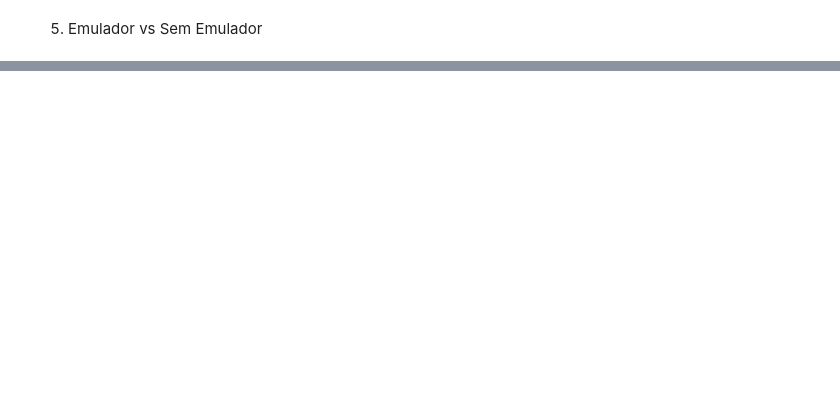
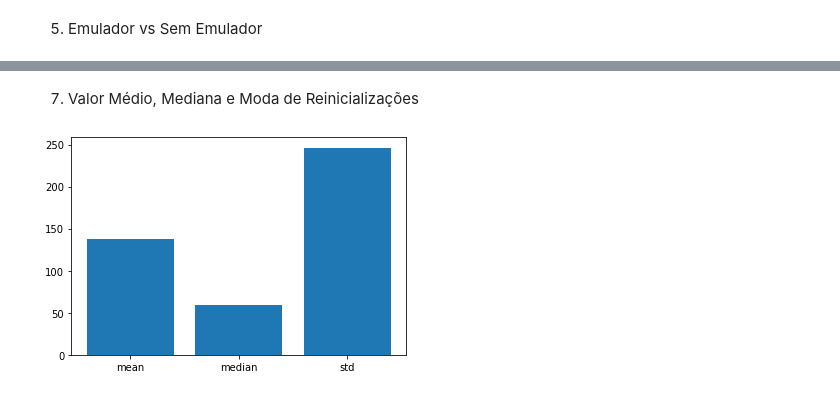
Before and after one commit to mrdedede/Incognia-Project, a Jupyter notebook: graficos.ipynb, the cells around one changed output, grey strips where cells are left out. Drawn from its saved outputs; the diff is of its cells as text; code cells hidden in the pictures; blank space fills up the shorter version.

```diff
--- a/graficos.ipynb
+++ b/graficos.ipynb
@@ -136,0 +161,14 @@ emulator_graphic(logins)
+# %% [markdown]
+7. Valor Médio, Mediana e Moda de Reinicializações
+# %%
+def plot_total_boot(logins):
+    boot_count = np.array([logins['boot_count'].mean(),
+                            logins['boot_count'].median(),
+                            logins['boot_count'].std()])
+
+    plt.figure()
+    plt.bar(['mean', 'median', 'std'], boot_count)
+
+plot_total_boot(logins_copy)
+# %% [output]
+[figure, added]
```
Also changed, not shown: parts of 16 cells of this notebook, 2 other files.
